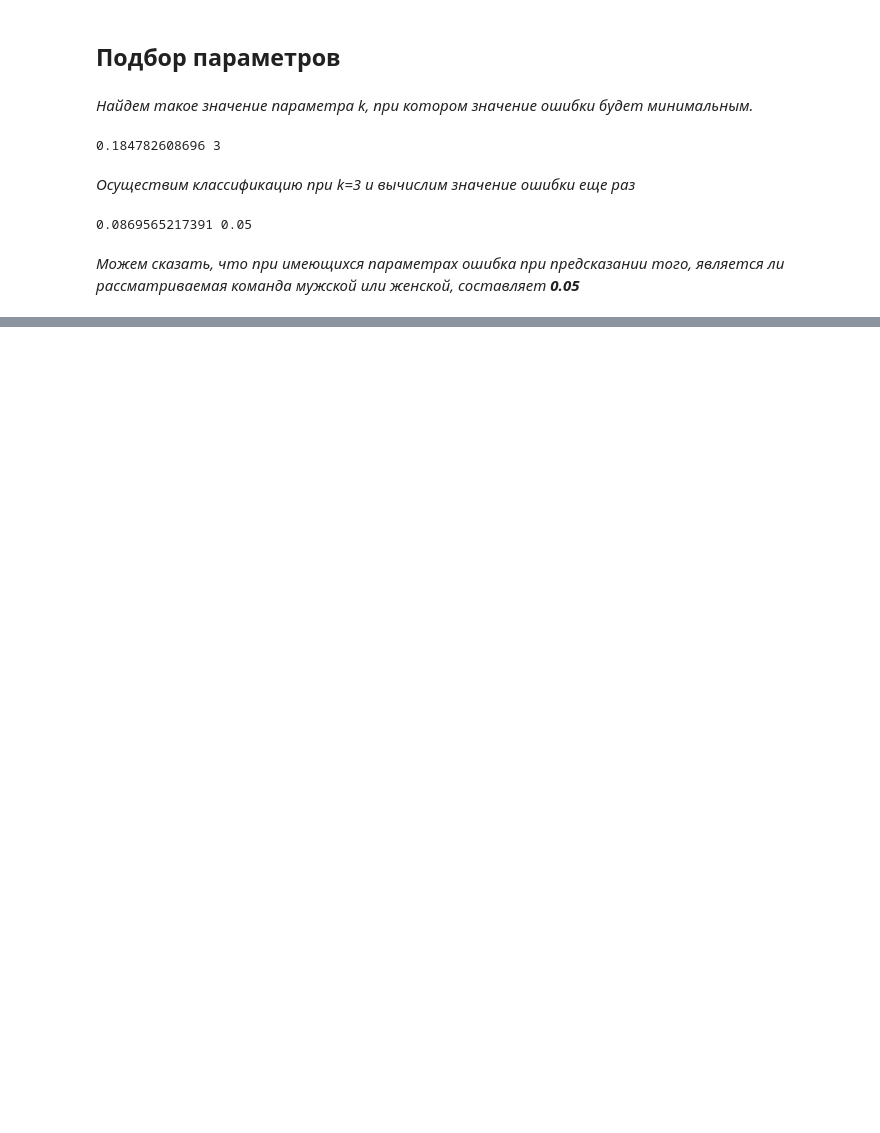
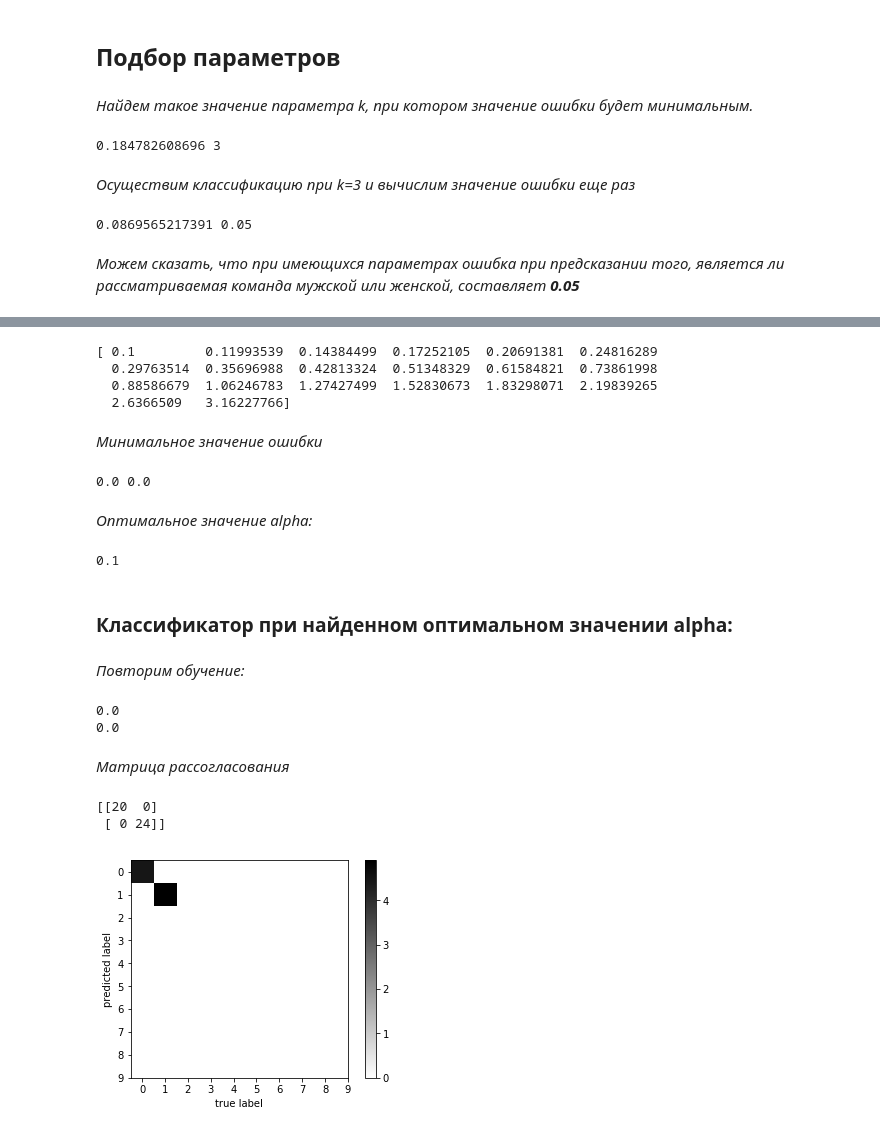
Before and after one commit to andreymarchenko/Machine-Learning-and-Data-Mining-Home-Works, a Jupyter notebook: March Madness Forecasts - Men & Women's.ipynb, the cells around one changed output, grey strips where cells are left out. Saved outputs shown, nothing was run; the diff lists cells and outputs as text; code cells hidden in the pictures; blank space fills up the shorter version.

```diff
--- a/March Madness Forecasts - Men & Women's.ipynb
+++ b/March Madness Forecasts - Men & Women's.ipynb
@@ -582,0 +713,60 @@ print(err_train, err_test)
+# %%
+print(alpha_arr)
+# %% [output]
+[ 0.1         0.11993539  0.14384499  0.17252105  0.20691381  0.24816289
+  0.29763514  0.35696988  0.42813324  0.51348329  0.61584821  0.73861998
+  0.88586679  1.06246783  1.27427499  1.52830673  1.83298071  2.19839265
+  2.6366509   3.16227766]
+# %% [markdown]
+*Минимальное значение ошибки*
+# %%
+min_train_err = np.min(train_err)
+min_test_err = np.min(test_err)
+print(min_train_err, min_test_err)
+# %% [output]
+0.0 0.0
+# %% [markdown]
+*Оптимальное значение alpha:*
+# %%
+alpha_opt = alpha_arr[test_err == min_test_err]
+alpha_opt = alpha_opt[0]
+print(alpha_opt)
+# %% [output]
+0.1
+# %% [markdown]
+### Классификатор при найденном оптимальном значении alpha: ###
+# %% [markdown]
+*Повторим обучение:*
+# %%
+mlp_model = MLPClassifier(alpha = alpha_opt, hidden_layer_sizes = (3),
+                          solver = 'lbfgs', activation = 'logistic', random_state = 5)
+mlp_model.fit(X_train, y_train)
+
+y_train_pred = mlp_model.predict(X_train)
+y_test_pred = mlp_model.predict(X_test)
+print(np.mean(y_train != y_train_pred))
+print(np.mean(y_test != y_test_pred))
+# %% [output]
+0.0
+0.0
+# %% [markdown]
+*Матрица рассогласования*
+# %%
+from sklearn.metrics import confusion_matrix
+print(confusion_matrix(y_test_pred, y_test))
+# %% [output]
+[[20  0]
+ [ 0 24]]
+# %%
+M = confusion_matrix(y_test_pred, y_test)
+M = np.sqrt(M)
+plt.imshow(M, interpolation = 'nearest')
+plt.set_cmap('binary')
+plt.xticks(range(10))
+plt.yticks(range(10))
+plt.xlabel("true label")
+plt.ylabel("predicted label")
+plt.colorbar()
+pass
+# %% [output]
+[figure, added]
```
Also changed, not shown: parts of 24 cells of this notebook.
